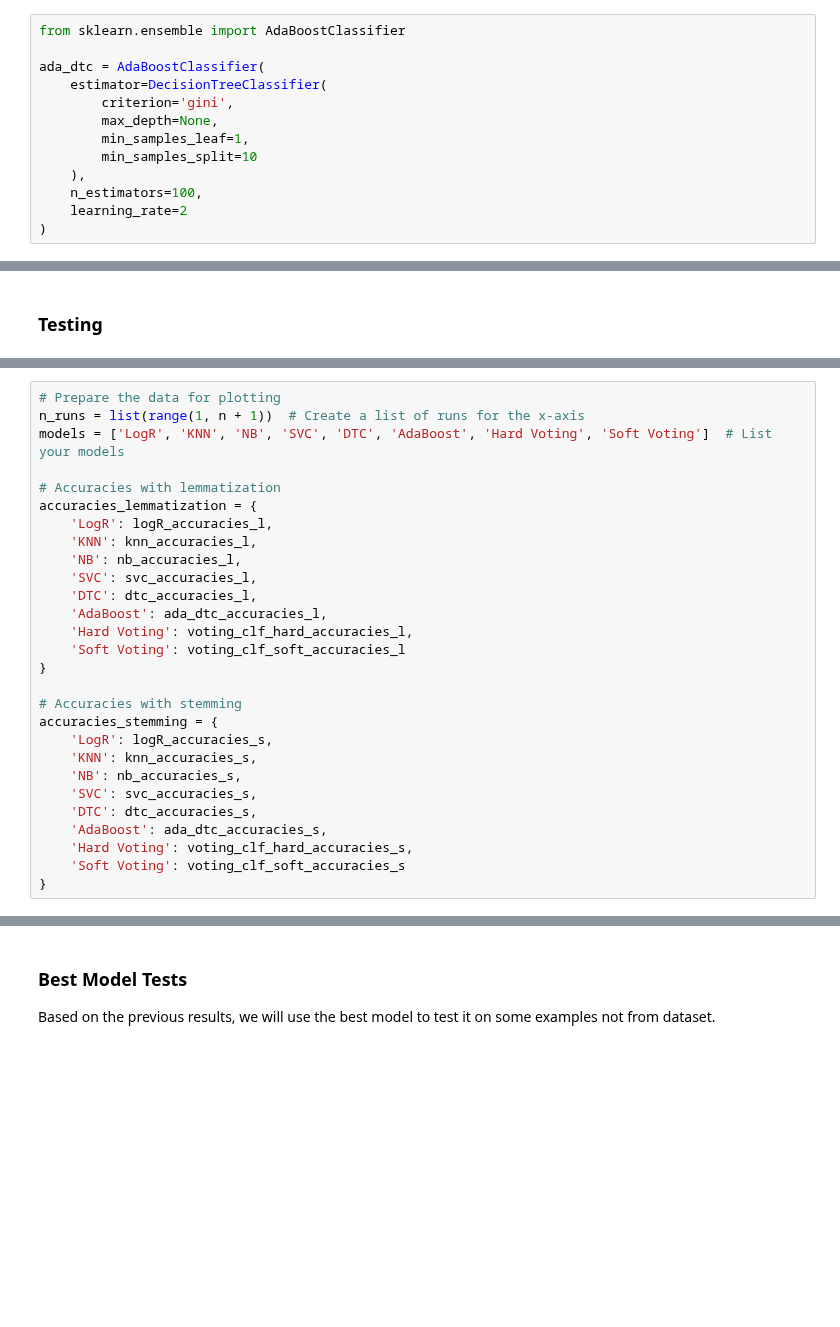
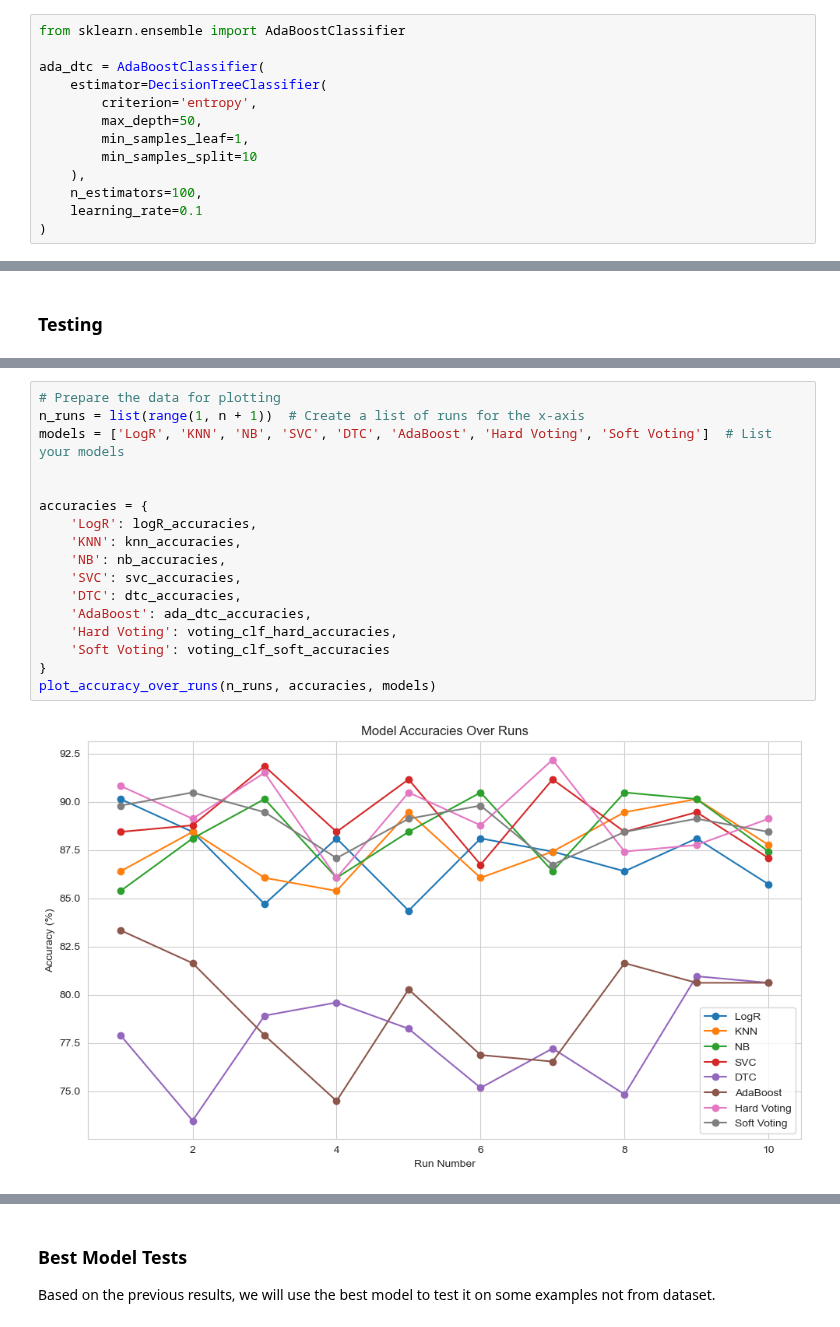
Before and after one commit to NickBres/SoftwareRequirementsClassification, a Jupyter notebook: Best.ipynb, the cells around one changed output, grey strips where cells are left out. Cells and saved outputs as stored; diff of their text form; blank space fills up the shorter version.

```diff
--- a/Best.ipynb
+++ b/Best.ipynb
@@ -186,13 +175,13 @@ from sklearn.ensemble import AdaBoostClassifier
 
 ada_dtc = AdaBoostClassifier(
     estimator=DecisionTreeClassifier(
-        criterion='gini',
-        max_depth=None,
+        criterion='entropy',
+        max_depth=50,
         min_samples_leaf=1,
         min_samples_split=10
     ),
     n_estimators=100,
-    learning_rate=2
+    learning_rate=0.1
 )
 # %% [markdown]
 #### Hard Voting
@@ -365,29 +426,20 @@ def plot_accuracy_over_runs(n_runs, accuracies_lemmatization, accuracies_stemmin
 # %%
 # Prepare the data for plotting
 n_runs = list(range(1, n + 1))  # Create a list of runs for the x-axis
 models = ['LogR', 'KNN', 'NB', 'SVC', 'DTC', 'AdaBoost', 'Hard Voting', 'Soft Voting']  # List your models
 
-# Accuracies with lemmatization
-accuracies_lemmatization = {
-    'LogR': logR_accuracies_l,
-    'KNN': knn_accuracies_l,
-    'NB': nb_accuracies_l,
-    'SVC': svc_accuracies_l,
-    'DTC': dtc_accuracies_l,
-    'AdaBoost': ada_dtc_accuracies_l,
-    'Hard Voting': voting_clf_hard_accuracies_l,
-    'Soft Voting': voting_clf_soft_accuracies_l
+
+accuracies = {
+    'LogR': logR_accuracies,
+    'KNN': knn_accuracies,
+    'NB': nb_accuracies,
+    'SVC': svc_accuracies,
+    'DTC': dtc_accuracies,
+    'AdaBoost': ada_dtc_accuracies,
+    'Hard Voting': voting_clf_hard_accuracies,
+    'Soft Voting': voting_clf_soft_accuracies
 }
-
-# Accuracies with stemming
-accuracies_stemming = {
-    'LogR': logR_accuracies_s,
-    'KNN': knn_accuracies_s,
-    'NB': nb_accuracies_s,
-    'SVC': svc_accuracies_s,
-    'DTC': dtc_accuracies_s,
-    'AdaBoost': ada_dtc_accuracies_s,
-    'Hard Voting': voting_clf_hard_accuracies_s,
-    'Soft Voting': voting_clf_soft_accuracies_s
-}
+plot_accuracy_over_runs(n_runs, accuracies, models)
+# %% [output]
+[figure, added]
 # %%
```
Also changed, not shown: parts of 41 cells of this notebook, 5 other files.
